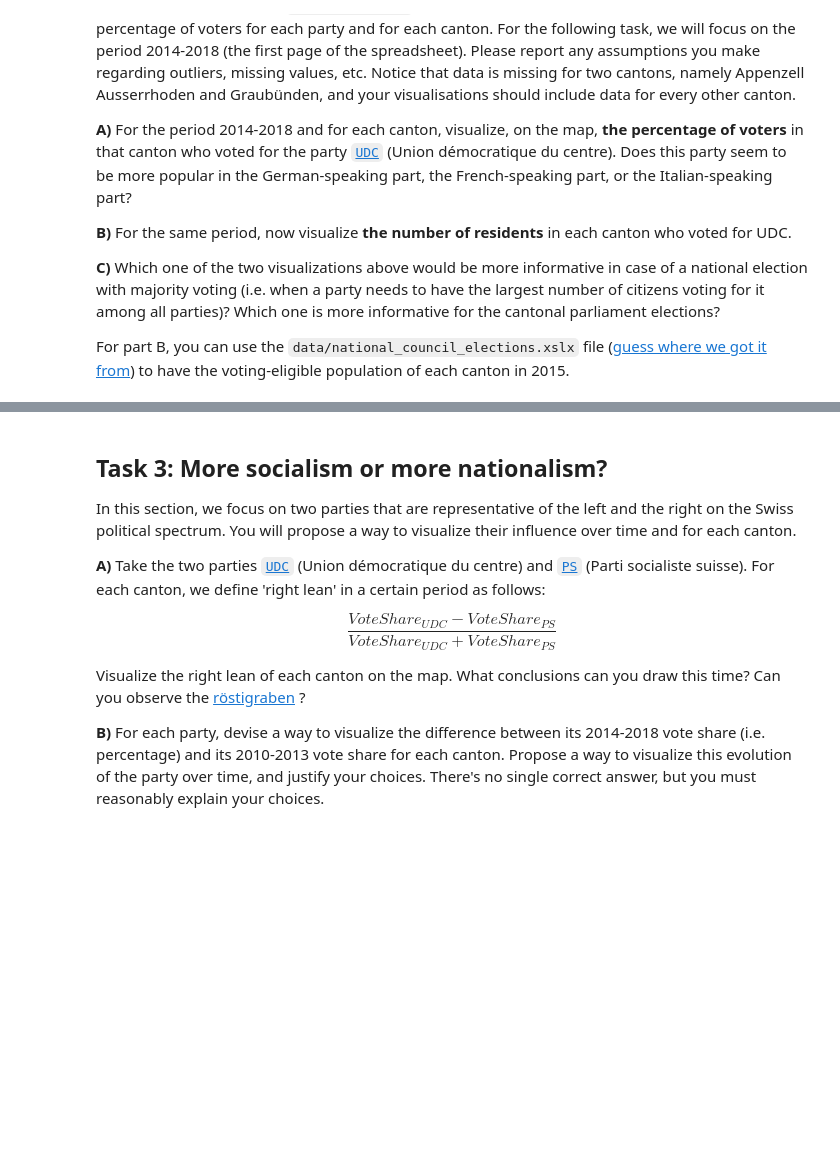
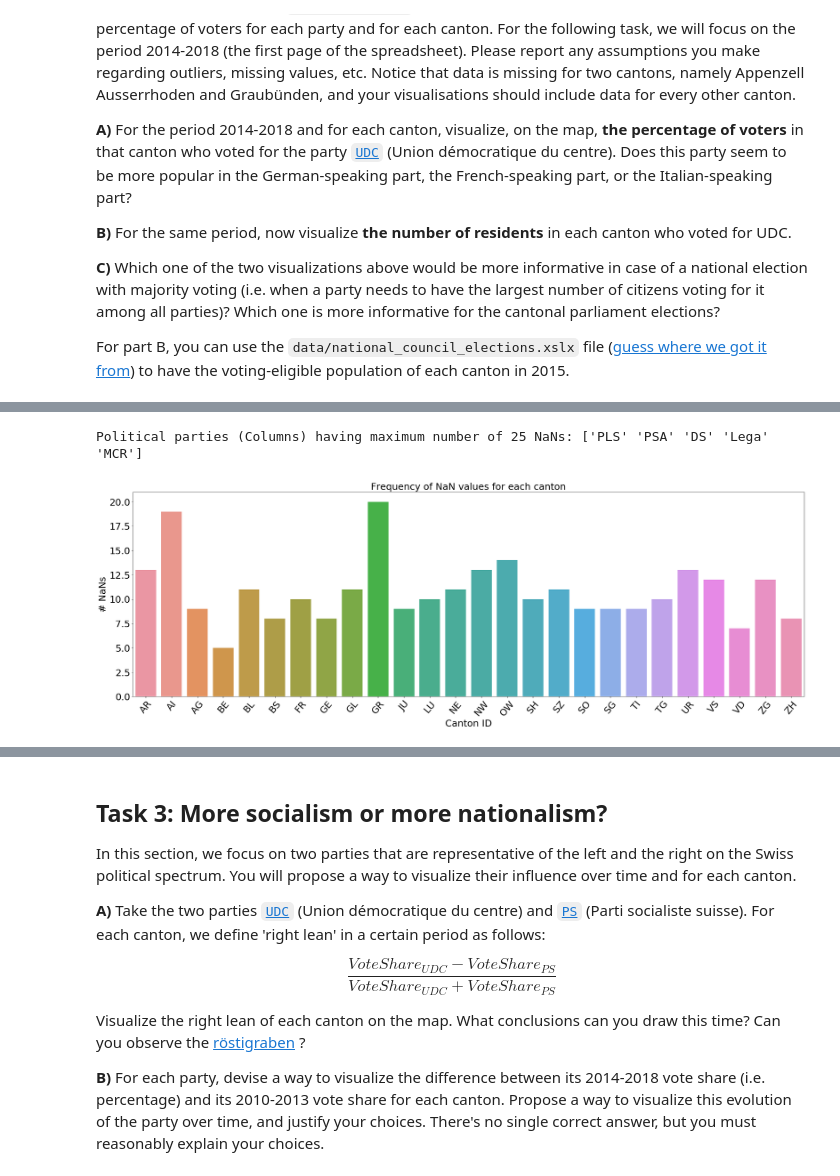
Before and after one commit to fraterenz/ADA2018-Homework, a Jupyter notebook: 02 - Visualisation/HW2_main.ipynb, the cells around one changed output, grey strips where cells are left out. Cells and saved outputs as stored; diff of their text form; code cells hidden in the pictures; blank space fills up the shorter version.

```diff
--- a/02 - Visualisation/HW2_main.ipynb
+++ b/02 - Visualisation/HW2_main.ipynb
@@ -102,0 +142,4 @@ voters.tail(10)
+# %%
+# import using function and display a bit of data
+voters = import_voters(sheet_name=0)
+voters.head(3)
@@ -102,0 +202,21 @@ voters.tail(10)
+# %%
+# display parties having the maximum number of NaNs
+print("Political parties (Columns) having maximum number of {} NaNs: {}".format(
+    voters.isnull().sum().max(),
+    voters.isnull().sum().index[voters.isnull().sum().values == voters.isnull().sum().max()].values
+))
+# %% [output]
+Political parties (Columns) having maximum number of 25 NaNs: ['PLS' 'PSA' 'DS' 'Lega' 'MCR']
+# %%
+# do histogram of cantons vs number of NaN's
+# identify nan values in each row to see how many NaN values for each canton and identify outlier cantons
+ax = plt.subplots(figsize=(32,10))
+ax = sns.barplot(x=voters.index, y=voters.isnull().sum(axis=1), data=voters,);
+ax.set_xticklabels(labels=voters.index.values, rotation=50, fontsize=25)
+plt.setp(ax.get_yticklabels(), fontsize=25)
+ax.set_xlabel('Canton ID',fontsize=25)
+ax.set_ylabel('# NaNs',fontsize=25)
+ax.set_title('Frequency of NaN values for each canton', fontsize=25)
+plt.show()
+# %% [output]
+[figure, added]
```
Also changed, not shown: parts of 59 cells of this notebook, 1 other file.
